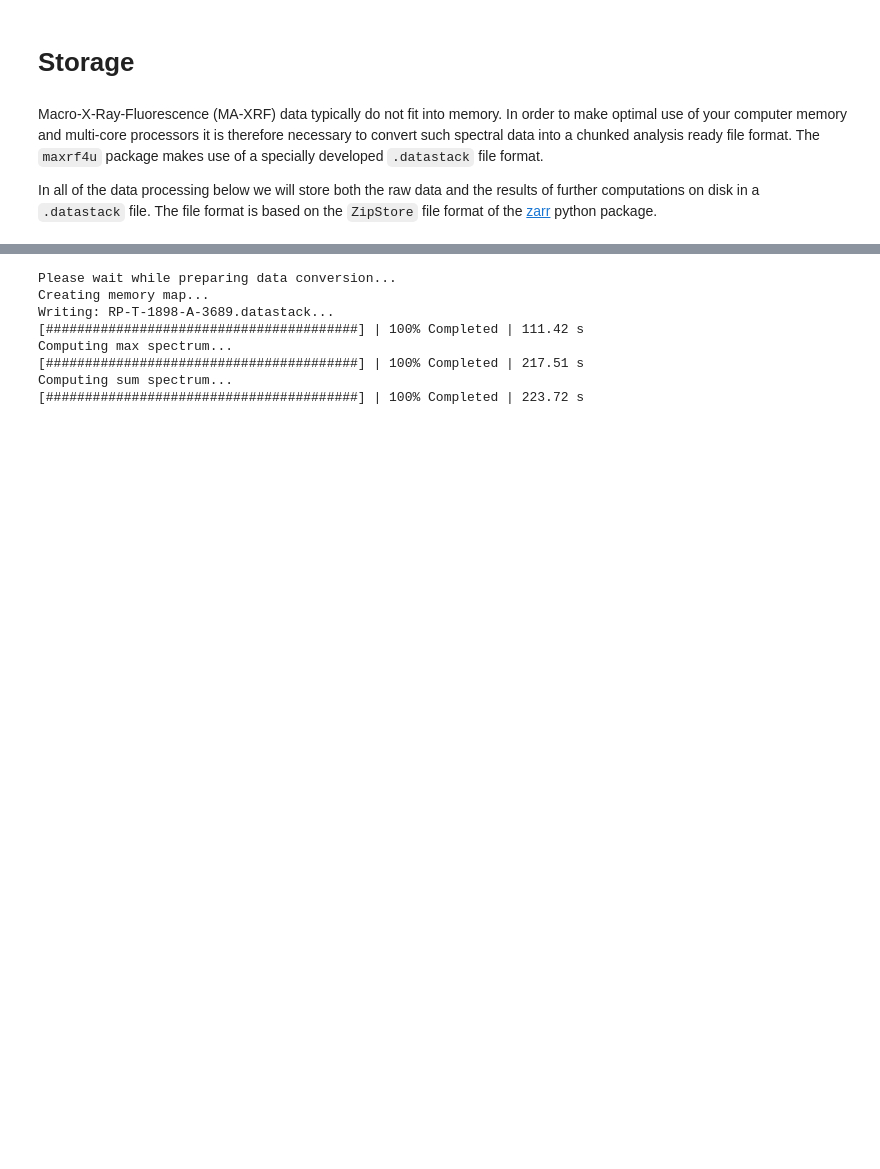
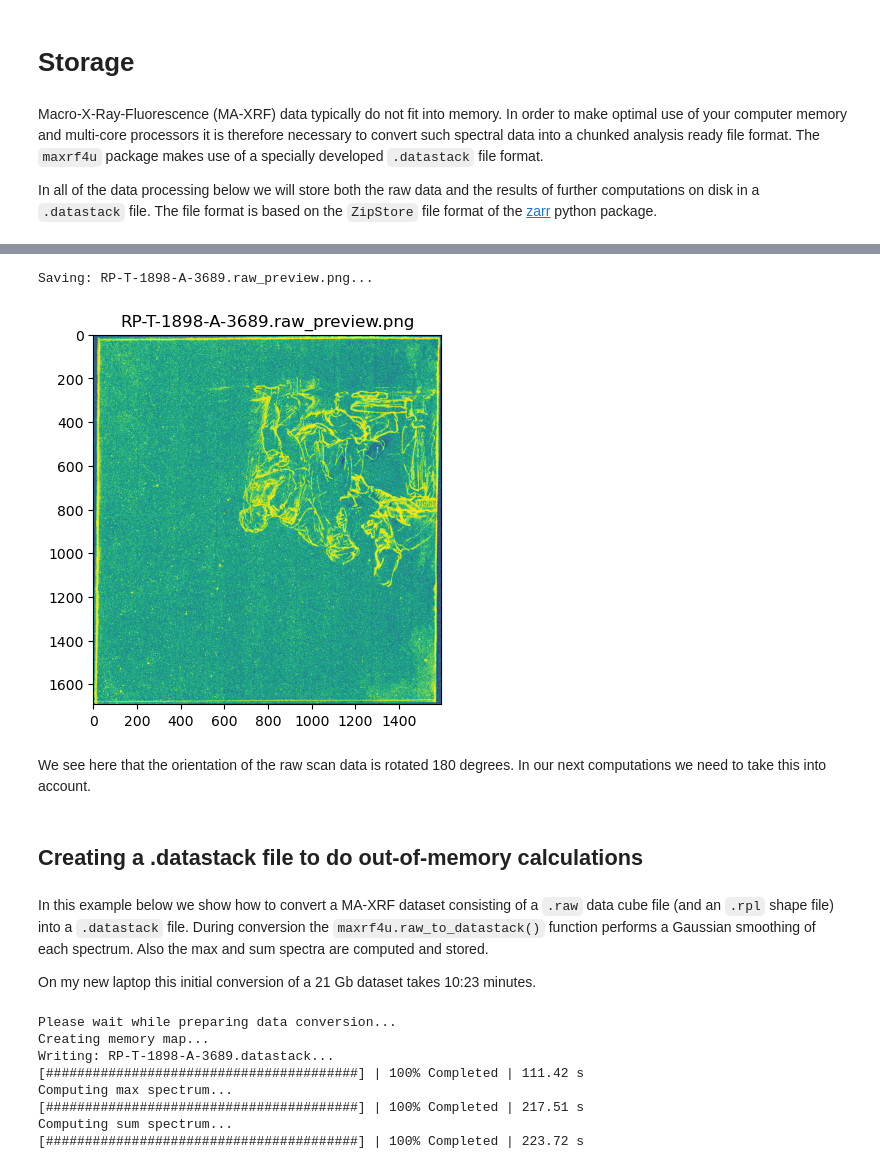
Before and after one commit to fligt/maxrf4u, a Jupyter notebook: notebooks/10_storage.ipynb, the cells around one changed output, grey strips where cells are left out. Saved outputs shown, nothing was run; the diff lists cells and outputs as text; code cells hidden in the pictures; blank space fills up the shorter version.

Commit message:
raw preview

```diff
--- a/notebooks/10_storage.ipynb
+++ b/notebooks/10_storage.ipynb
@@ -33,3 +38,16 @@ total 50G
+# %%
+make_raw_preview('RP-T-1898-A-3689.raw', 'RP-T-1898-A-3689.rpl', show=True)
+# %% [output]
+Saving: RP-T-1898-A-3689.raw_preview.png...
+[figure, added]
+# %% [markdown]
+We see here that the orientation of the raw scan data is rotated 180 degrees. In our next computations we need to take this into account.
+# %% [markdown]
+## Creating a .datastack file to do out-of-memory calculations
+# %% [markdown]
+In this example below we show how to convert a MA-XRF dataset  consisting of a `.raw` data cube file (and an `.rpl` shape file) into a `.datastack` file. During conversion the `maxrf4u.raw_to_datastack()` function performs a Gaussian smoothing of each spectrum. Also the max and sum spectra are computed and stored.
+
+On my new laptop this initial conversion of a 21 Gb dataset takes 10:23 minutes.
 # %%
 from maxrf4u import raw_to_datastack, tree
 # %%
```
Also changed, not shown: parts of 9 cells of this notebook, 4 other files.
